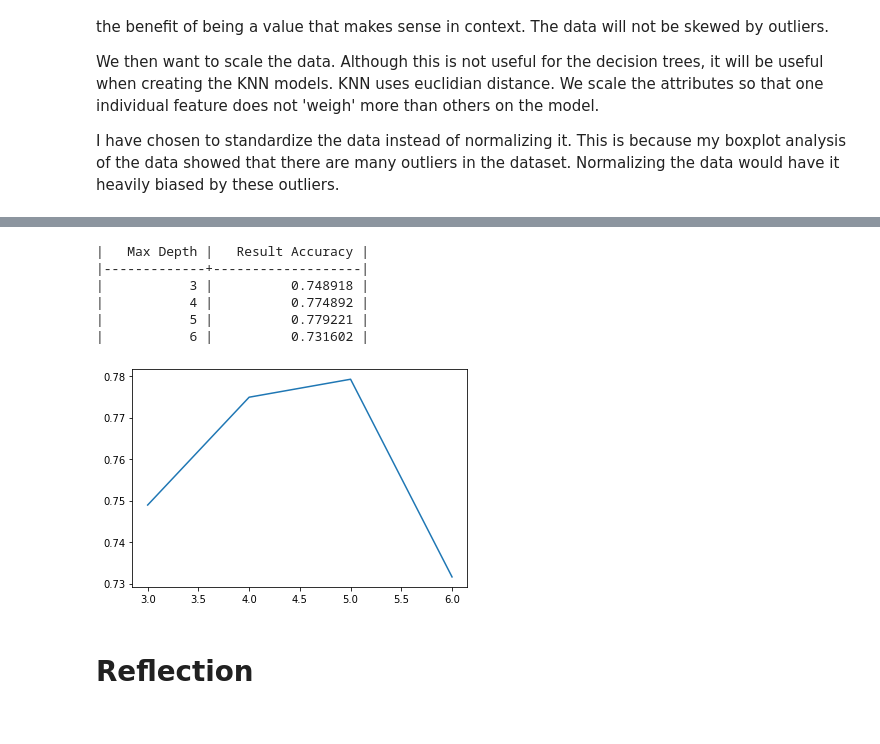
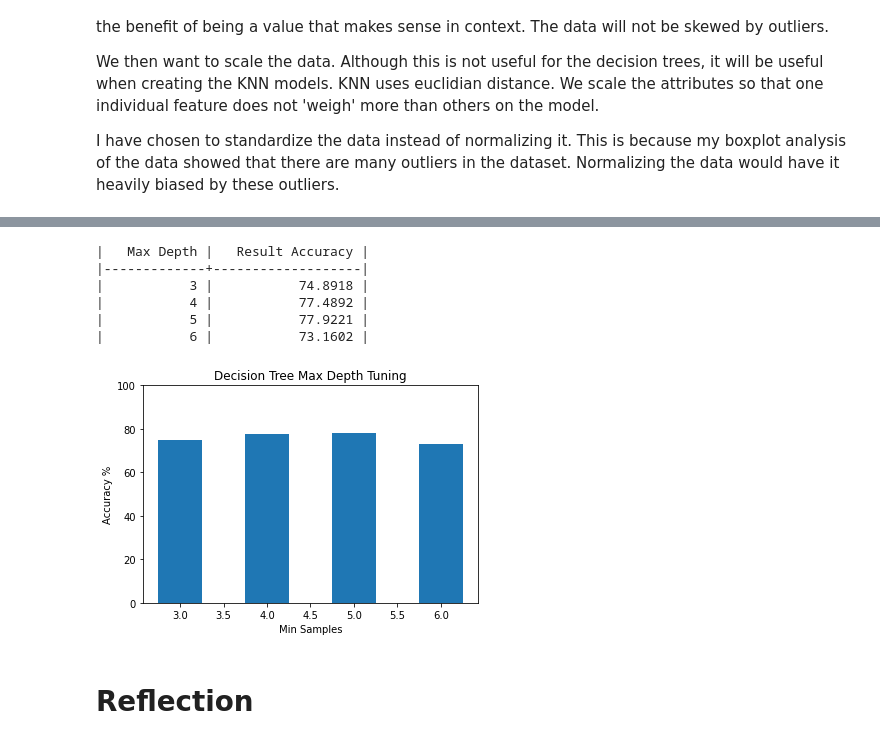
Before and after one commit to matt-drayton/ecm3420-learning-from-data-cwk1, a Jupyter notebook: coursework1_template.ipynb, the cells around one changed output, grey strips where cells are left out. Cells and saved outputs as stored; diff of their text form; code cells hidden in the pictures.

```diff
--- a/coursework1_template.ipynb
+++ b/coursework1_template.ipynb
@@ -238,10 +246,17 @@ print(f"Three Neighbour: {np.mean(k3_results)*100}%")
 print(f"Five Neighbour: {np.mean(k5_results)*100}%")
 
 # Graph results
-plt.plot([1, 2, 3, 4, 5], k1_results, label="K=1")
-plt.plot([1, 2, 3, 4, 5], k3_results, label="K=3")
-plt.plot([1, 2, 3, 4, 5], k5_results, label="K=5")
-plt.legend()
+x = np.arange(5)+1
+fig, ax = plt.subplots()
+
+a = ax.bar(x-0.25, np.array(k1_results)*100, label="K=1", width=0.25)
+b = ax.bar(x, np.array(k3_results)*100, label="K=3", width=0.25)
+c = ax.bar(x+0.25, np.array(k5_results)*100, label="K=5", width=0.25)
+ax.legend()
+plt.title('K Nearest Neighbour Performance')
+plt.xlabel('Fold No.')
+plt.ylabel('Accuracy %')
+plt.ylim(0, 100)
 # %% [output]
 Fold 1:
 One Neighbor Result: 69.48051948051948%
@@ -274,12 +289,17 @@ tree_results = []
 for i in range(2, 6):
     dt = tree.DecisionTreeClassifier(min_samples_leaf=i, random_state=0)
     dt = dt.fit(X_train, y_train)
-    tree_results.append(dt.score(X_test, y_test))
+    tree_results.append(dt.score(X_test, y_test)*100)
 
 # Plot results
-plt.plot(range(2, 6), tree_results)
-
-print(tabulate(zip(range(2,6), tree_results), headers=["Min Samples Leaf", "Result Accuracy"], tablefmt='orgtbl'))
+x = np.arange(2, 6)
+plt.bar(x, tree_results, width=0.5)
+plt.ylim(0, 100)
+ax.legend()
+plt.title('Decision Tree Min Samples Tuning')
+plt.xlabel('Min Samples')
+plt.ylabel('Accuracy %')
+print(tabulate(zip(x, tree_results), headers=["Min Samples Leaf", "Result Accuracy"], tablefmt='orgtbl'))
 # %% [output]
 |   Min Samples Leaf |   Result Accuracy |
 |--------------------+-------------------|
@@ -291,25 +311,30 @@ print(tabulate(zip(range(2,6), tree_results), headers=["Min Samples Leaf", "Resu
 # %%
 X_train, X_test, y_train, y_test = train_test_split(standardsourcevars, targetvar, train_size=0.7, shuffle=False)
 
 tree_results = []
 
-# Create decision trees for each minimum leaf value 3 - 6
+# Create decision trees for each max depth 3 - 6
 for i in range(3, 7):
     dt = tree.DecisionTreeClassifier(max_depth=i, random_state=0)
     dt = dt.fit(X_train, y_train)
-    tree_results.append(dt.score(X_test, y_test))
+    tree_results.append(dt.score(X_test, y_test)*100)
 
 # Plot results
-plt.plot(range(3, 7), tree_results)
-
+plt.bar(range(3, 7), tree_results, width=0.5)
+plt.ylim(0, 100)
+ax.legend()
+plt.title('Decision Tree Max Depth Tuning')
+plt.xlabel('Min Samples')
+plt.ylabel('Accuracy %')
+plt.ylim(0, 100)
 print(tabulate(zip(range(3,7), tree_results), headers=["Max Depth", "Result Accuracy"], tablefmt='orgtbl'))
 # %% [output]
 |   Max Depth |   Result Accuracy |
 |-------------+-------------------|
-|           3 |          0.748918 |
-|           4 |          0.774892 |
-|           5 |          0.779221 |
-|           6 |          0.731602 |
+|           3 |           74.8918 |
+|           4 |           77.4892 |
+|           5 |           77.9221 |
+|           6 |           73.1602 |
-[figure, old version]
+[figure, new version]
 # %% [markdown]
 # Reflection
```
Also changed, not shown: parts of 7 cells of this notebook, 1 other file.
